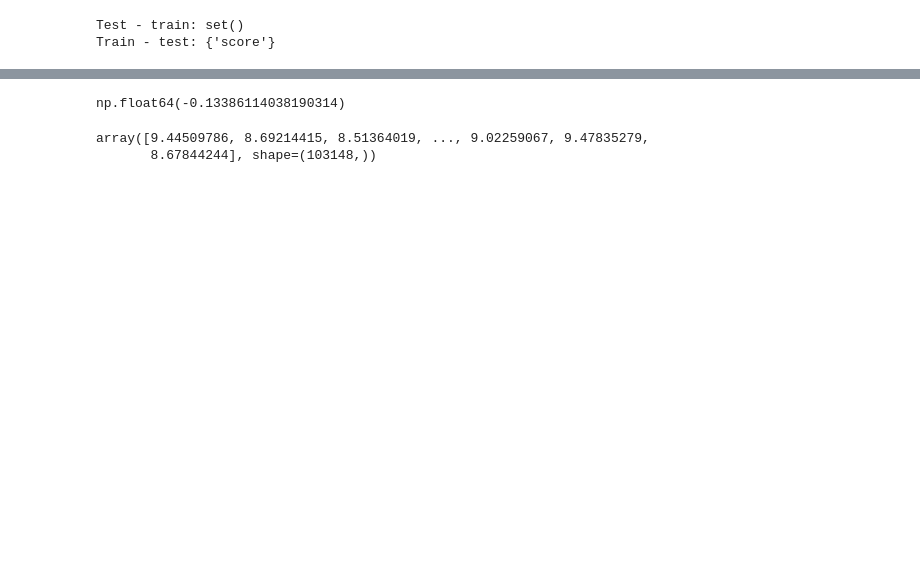
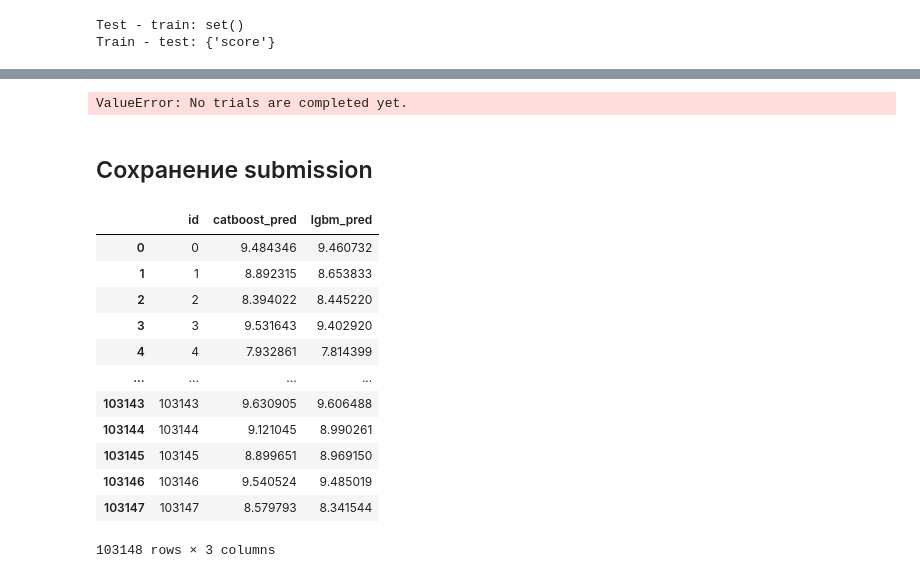
Before and after one commit to Moncervers/hotel_review_score_prediction, a Jupyter notebook: score_prediction.ipynb, the cells around one changed output, grey strips where cells are left out. Cells and saved outputs as stored; diff of their text form; code cells hidden in the pictures; blank space fills up the shorter version.

```diff
--- a/score_prediction.ipynb
+++ b/score_prediction.ipynb
@@ -1169,9 +1399,5 @@ RandomizedSearchCV(cv=5,
 # %%
-lgbm_rs.best_score_
+# Выводим лучшую оценку
+lgbm_optuna.best_score_
 # %% [output]
-np.float64(-0.13386114038190314)
+ValueError: No trials are completed yet.
-# %%
-prediction = lgbm_rs.predict(test_df_processed)
-# %% [output]
-array([9.44509786, 8.69214415, 8.51364019, ..., 9.02259067, 9.47835279,
-       8.67844244], shape=(103148,))
@@ -1178 +1407,19 @@ array([9.44509786, 8.69214415, 8.51364019, ..., 9.02259067, 9.47835279,
+# %% [markdown]
+## Сохранение submission
+# %%
+predictions
+# %% [output]
+|  | id | catboost_pred | lgbm_pred |
+| 0 | 0 | 9.484346 | 9.460732 |
+| 1 | 1 | 8.892315 | 8.653833 |
+| 2 | 2 | 8.394022 | 8.445220 |
+| 3 | 3 | 9.531643 | 9.402920 |
+| 4 | 4 | 7.932861 | 7.814399 |
+| ... | ... | ... | ... |
+| 103143 | 103143 | 9.630905 | 9.606488 |
+| 103144 | 103144 | 9.121045 | 8.990261 |
+| 103145 | 103145 | 8.899651 | 8.969150 |
+| 103146 | 103146 | 9.540524 | 9.485019 |
+| 103147 | 103147 | 8.579793 | 8.341544 |
+103148 rows × 3 columns
 # %%
```
Also changed, not shown: parts of 29 cells of this notebook, 1 other file.
